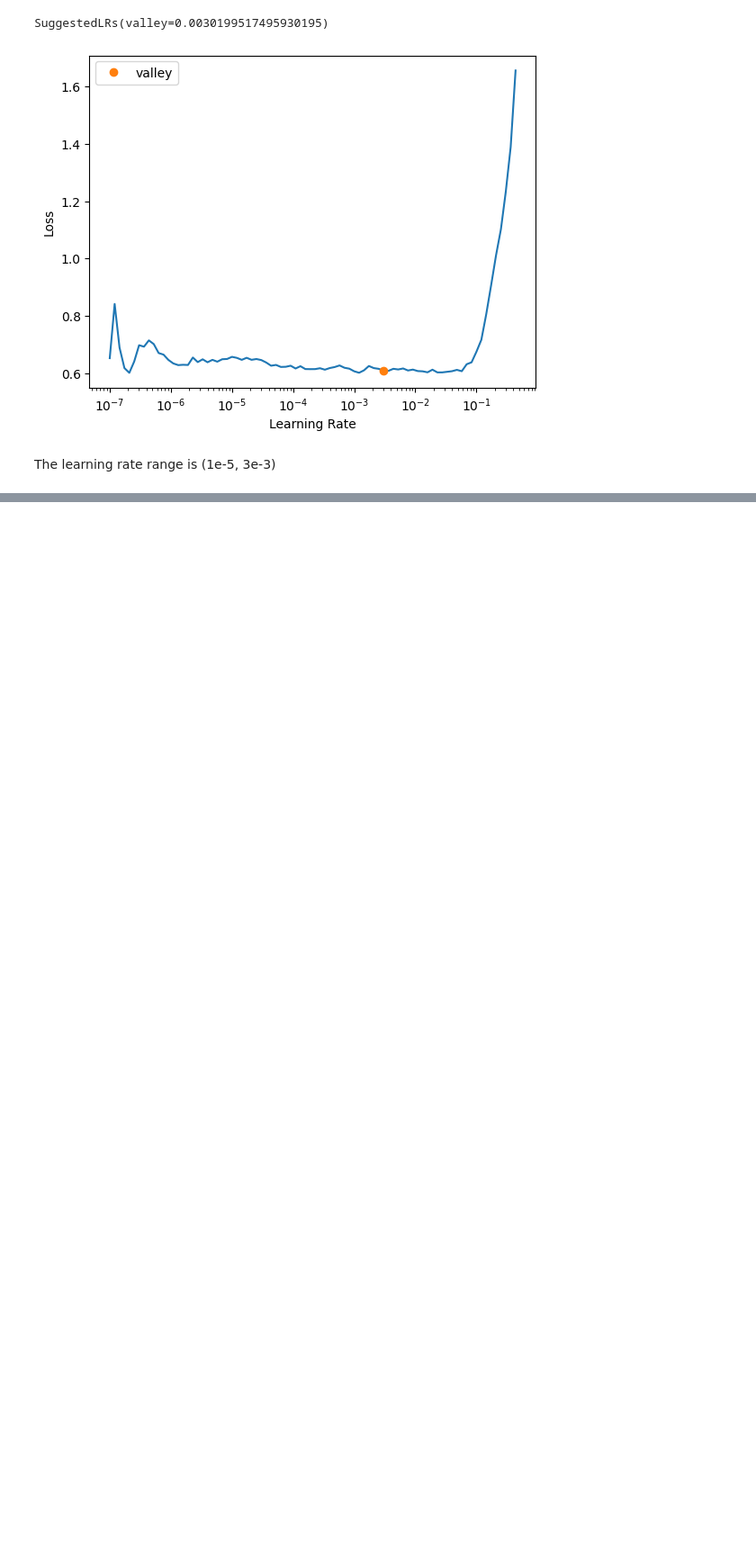
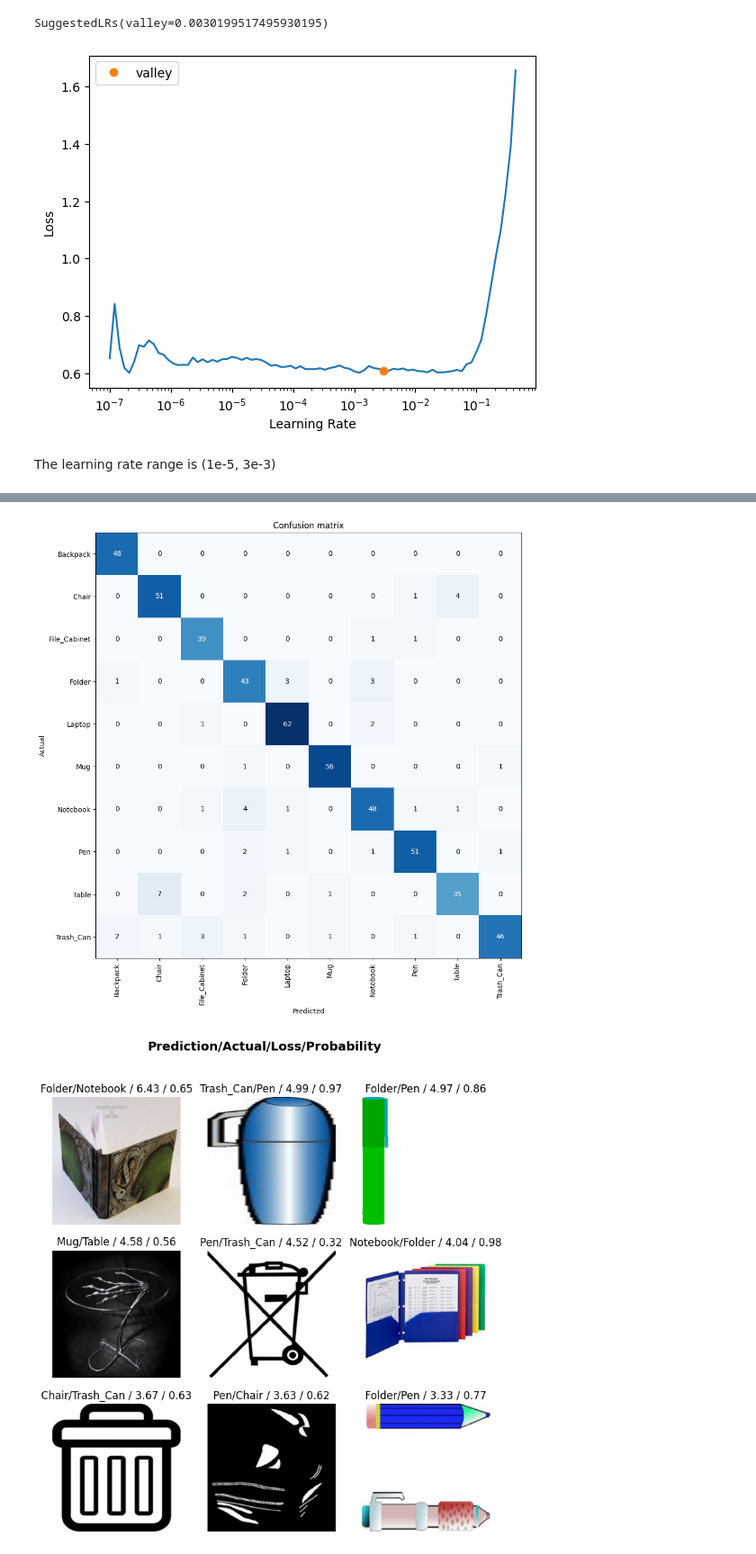
Before and after one commit to magala20-alt/AI-In-Robotics, a Jupyter notebook: model.ipynb, the cells around one changed output, grey strips where cells are left out. Shown at 90% size. Cells and saved outputs as stored; diff of their text form; code cells hidden in the pictures; blank space fills up the shorter version.

```diff
--- a/model.ipynb
+++ b/model.ipynb
@@ -101,0 +100,5 @@ learn.fit_one_cycle(8, lr_max=slice(1e-5,3e-3))
+# %%
+interp = ClassificationInterpretation.from_learner(learn)
+interp.plot_confusion_matrix(figsize=(10,10))
+interp.plot_top_losses(9, nrows=3)
+# %% [output]
@@ -101,0 +108,2 @@ learn.fit_one_cycle(8, lr_max=slice(1e-5,3e-3))
+[figure, added]
+[figure, added]
```
Also changed, not shown: parts of 3 cells of this notebook.
